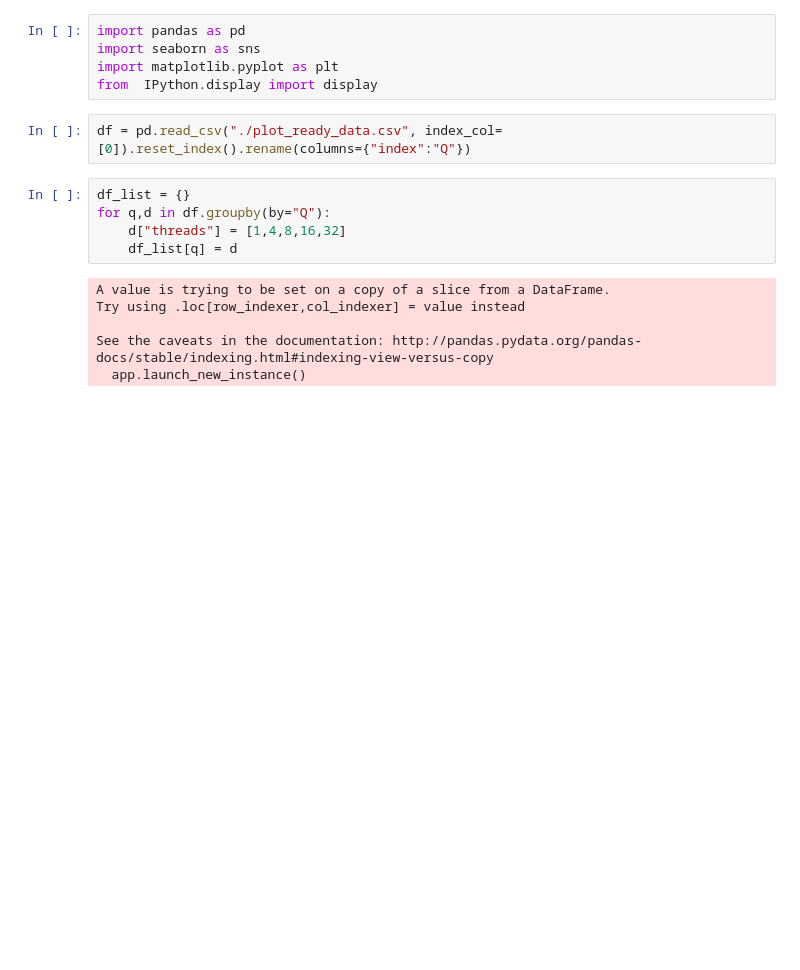
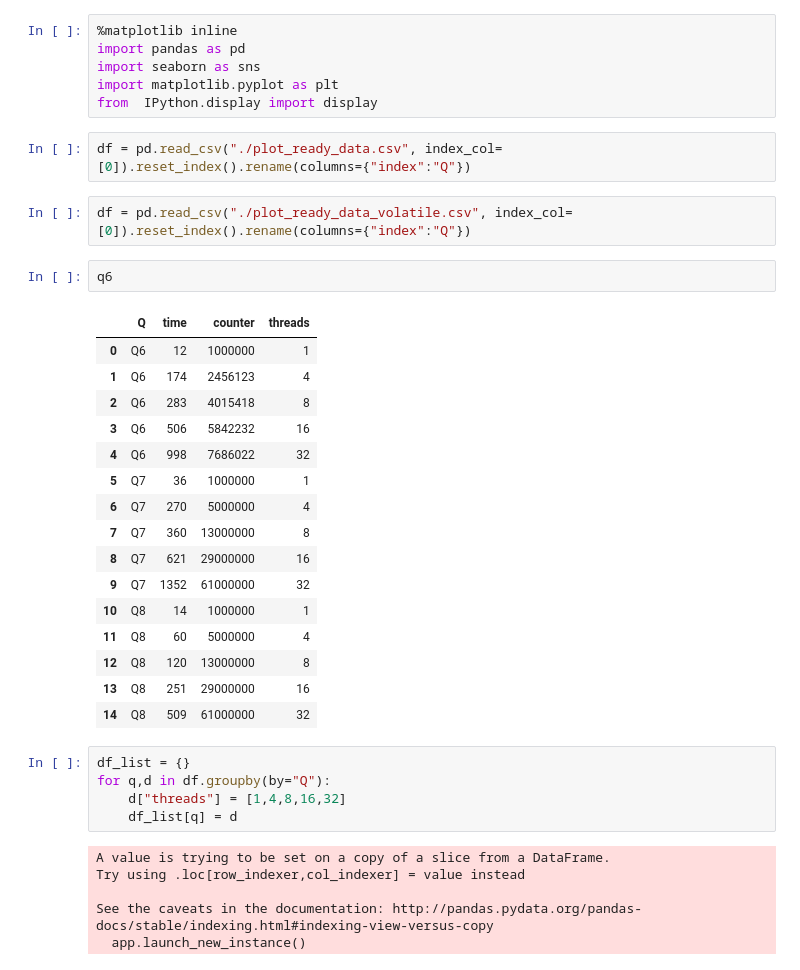
Before and after one commit to drornir/multicore_exercises, a Jupyter notebook: EX1/results/plot_graphs.ipynb, the cells around one changed output. Saved outputs shown, nothing was run; the diff lists cells and outputs as text; blank space fills up the shorter version.

```diff
--- a/EX1/results/plot_graphs.ipynb
+++ b/EX1/results/plot_graphs.ipynb
@@ -1,10 +1,32 @@
 # %%
+%matplotlib inline
 import pandas as pd
 import seaborn as sns
 import matplotlib.pyplot as plt
 from  IPython.display import display
 # %%
 df = pd.read_csv("./plot_ready_data.csv", index_col=[0]).reset_index().rename(columns={"index":"Q"})
+# %%
+df = pd.read_csv("./plot_ready_data_volatile.csv", index_col=[0]).reset_index().rename(columns={"index":"Q"})
+# %%
+q6
+# %% [output]
+|  | Q | time | counter | threads |
+| 0 | Q6 | 12 | 1000000 | 1 |
+| 1 | Q6 | 174 | 2456123 | 4 |
+| 2 | Q6 | 283 | 4015418 | 8 |
+| 3 | Q6 | 506 | 5842232 | 16 |
+| 4 | Q6 | 998 | 7686022 | 32 |
+| 5 | Q7 | 36 | 1000000 | 1 |
+| 6 | Q7 | 270 | 5000000 | 4 |
+| 7 | Q7 | 360 | 13000000 | 8 |
+| 8 | Q7 | 621 | 29000000 | 16 |
+| 9 | Q7 | 1352 | 61000000 | 32 |
+| 10 | Q8 | 14 | 1000000 | 1 |
+| 11 | Q8 | 60 | 5000000 | 4 |
+| 12 | Q8 | 120 | 13000000 | 8 |
+| 13 | Q8 | 251 | 29000000 | 16 |
+| 14 | Q8 | 509 | 61000000 | 32 |
 # %%
 df_list = {}
 for q,d in df.groupby(by="Q"):
```
Also changed, not shown: parts of 3 cells of this notebook, 16 other files.
